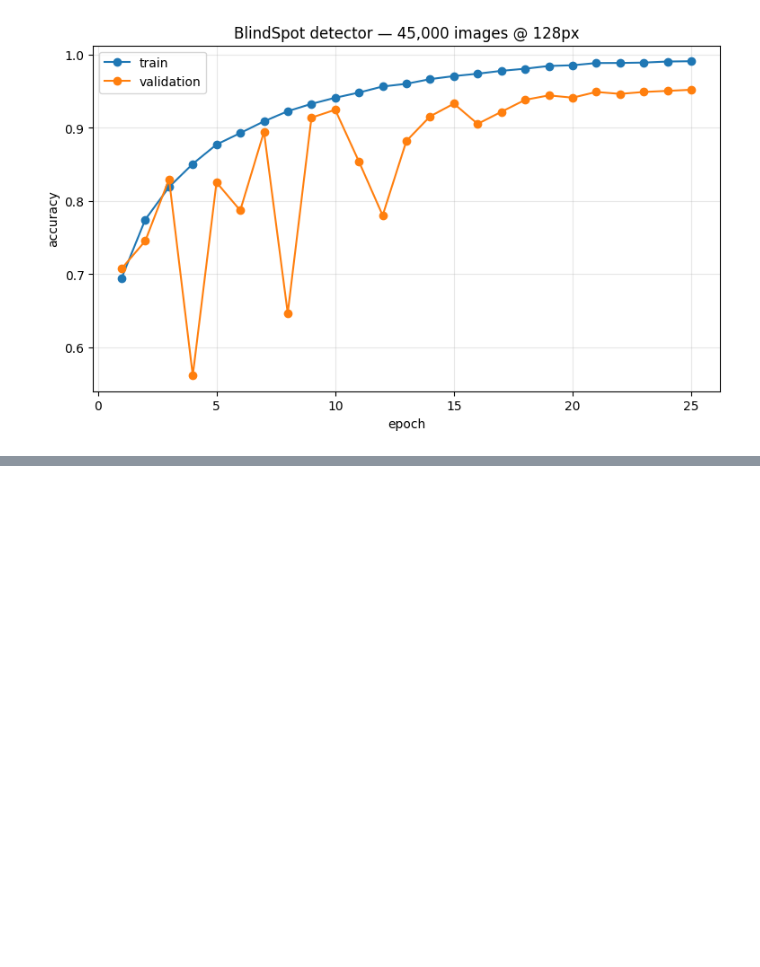
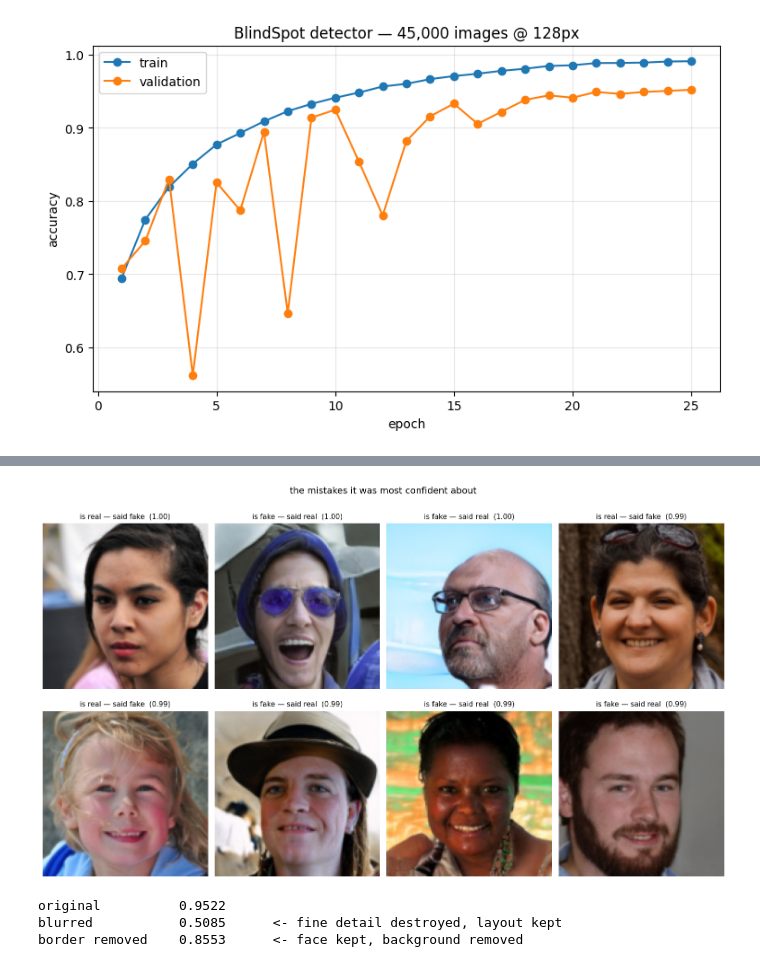
Before and after one commit to HarshitPandey-2021/blindspot, a Jupyter notebook: notebooks/04-detector.ipynb, the cells around one changed output, grey strips where cells are left out. Saved outputs shown, nothing was run; the diff lists cells and outputs as text; code cells hidden in the pictures; blank space fills up the shorter version.

```diff
--- a/notebooks/04-detector.ipynb
+++ b/notebooks/04-detector.ipynb
@@ -410,0 +456,39 @@ best validation: 0.9522
+# %%
+fig, axes = plt.subplots(2, 4, figsize=(15, 9))
+for ax, i in zip(axes.ravel(), worst.tolist()):
+    ax.imshow(Xva[i].permute(1, 2, 0).cpu().numpy())
+    ax.set_title(f"is {names[y[i]]} — said {names[pred[i]]}  ({conf[i]:.2f})", fontsize=11, pad=8)
+    ax.axis("off")
+plt.suptitle("the mistakes it was most confident about", fontsize=14)
+plt.tight_layout(h_pad=2.5)
+plt.subplots_adjust(top=0.92)
+plt.savefig("/kaggle/working/confident_mistakes.png", dpi=150, bbox_inches="tight")
+plt.show()
+# %% [output]
+[figure, added]
+# %%
+import torchvision.transforms.functional as TF
+
+def acc_under(fn):
+    detector.eval(); c = 0
+    with torch.no_grad():
+        for i in range(0, Xva.size(0), 256):
+            x = fn(Xva[i:i+256].float() / 255.0)
+            c += (detector(x).argmax(1) == Yva[i:i+256]).sum().item()
+    return c / Xva.size(0)
+
+def blur(x):
+    return TF.gaussian_blur(x, kernel_size=9, sigma=2.0)
+
+def mask_border(x):
+    m = torch.zeros_like(x); s = x.size(-1) // 4
+    m[:, :, s:-s, s:-s] = 1
+    return x * m
+
+print(f"original          {acc_under(lambda x: x):.4f}")
+print(f"blurred           {acc_under(blur):.4f}      <- fine detail destroyed, layout kept")
+print(f"border removed    {acc_under(mask_border):.4f}      <- face kept, background removed")
+# %% [output]
+original          0.9522
+blurred           0.5085      <- fine detail destroyed, layout kept
+border removed    0.8553      <- face kept, background removed
```
Also changed, not shown: parts of 1 cell of this notebook, 3 other files.
